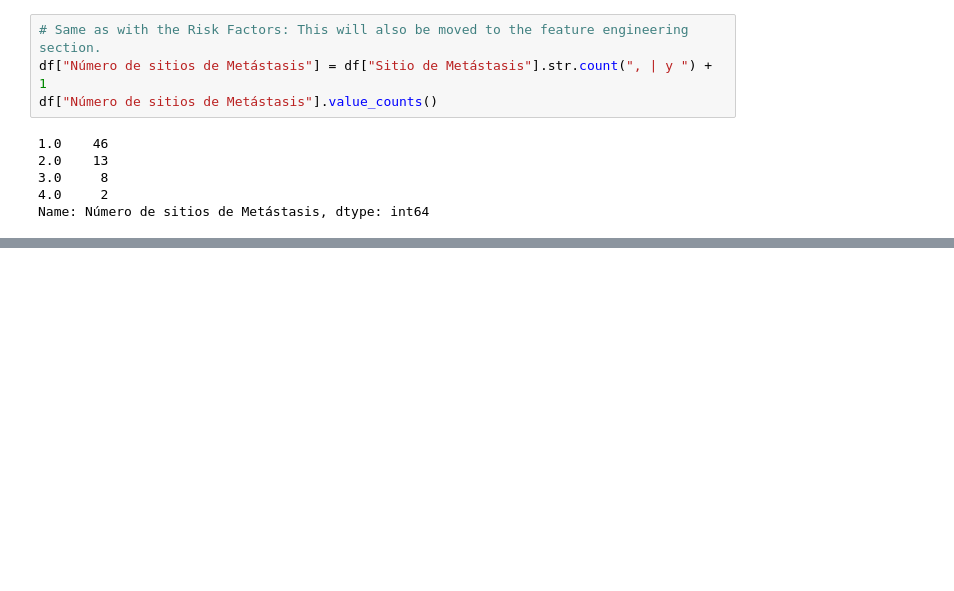
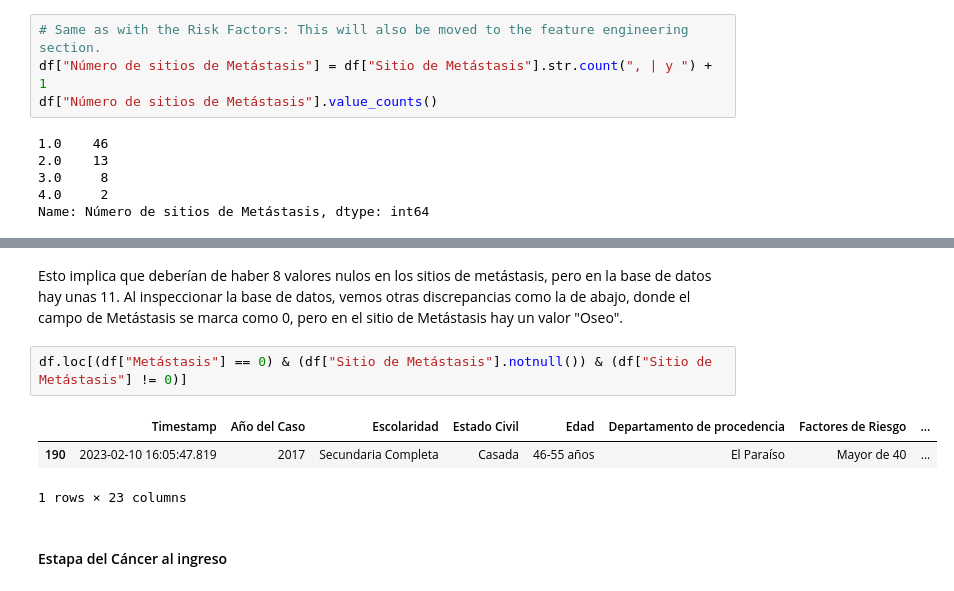
Before and after one commit to slesageq/Survivor_Analysis, a Jupyter notebook: analysis.ipynb, the cells around one changed output, grey strips where cells are left out. Cells and saved outputs as stored; diff of their text form; blank space fills up the shorter version.

```diff
--- a/analysis.ipynb
+++ b/analysis.ipynb
@@ -427,0 +440,10 @@ Name: Número de sitios de Metástasis, dtype: int64
+# %% [markdown]
+Esto implica que deberían de haber 8 valores nulos en los sitios de metástasis, pero en la base de datos hay unas 11. Al inspeccionar la base de datos, vemos otras discrepancias como la de abajo, donde el campo de Metástasis se marca como 0, pero en el sitio de Metástasis hay un valor "Oseo".
+# %%
+df.loc[(df["Metástasis"] == 0) & (df["Sitio de Metástasis"].notnull()) & (df["Sitio de Metástasis"] != 0)]
+# %% [output]
+|  | Timestamp | Año del Caso | Escolaridad | Estado Civil | Edad | Departamento de procedencia | Factores de Riesgo | ... |
+| 190 | 2023-02-10 16:05:47.819 | 2017 | Secundaria Completa | Casada | 46-55 años | El Paraíso | Mayor de 40 | ... |
+1 rows × 23 columns
+# %% [markdown]
+#### Estapa del Cáncer al ingreso
```
Also changed, not shown: parts of 23 cells of this notebook.
